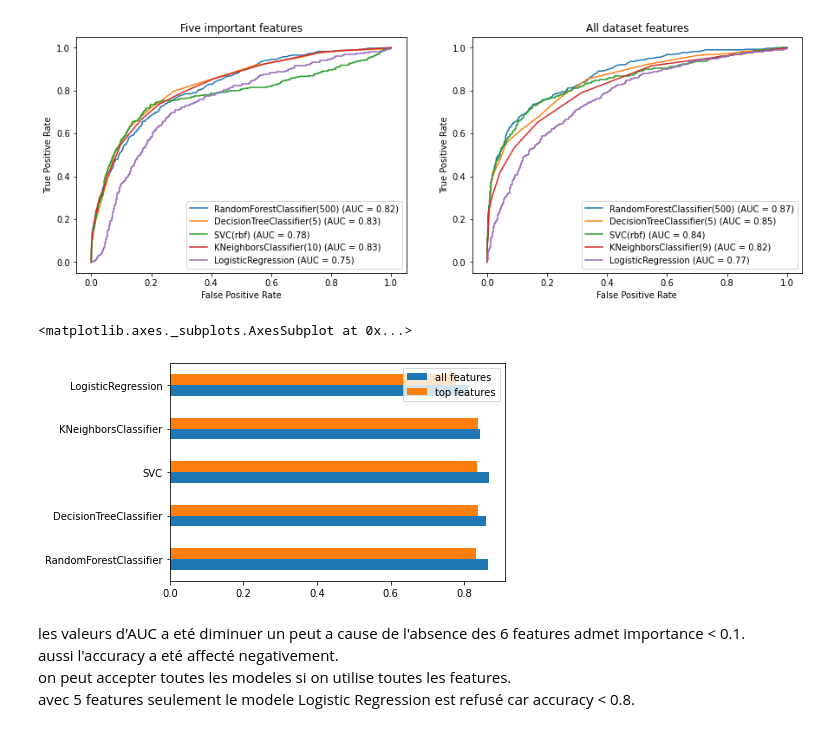
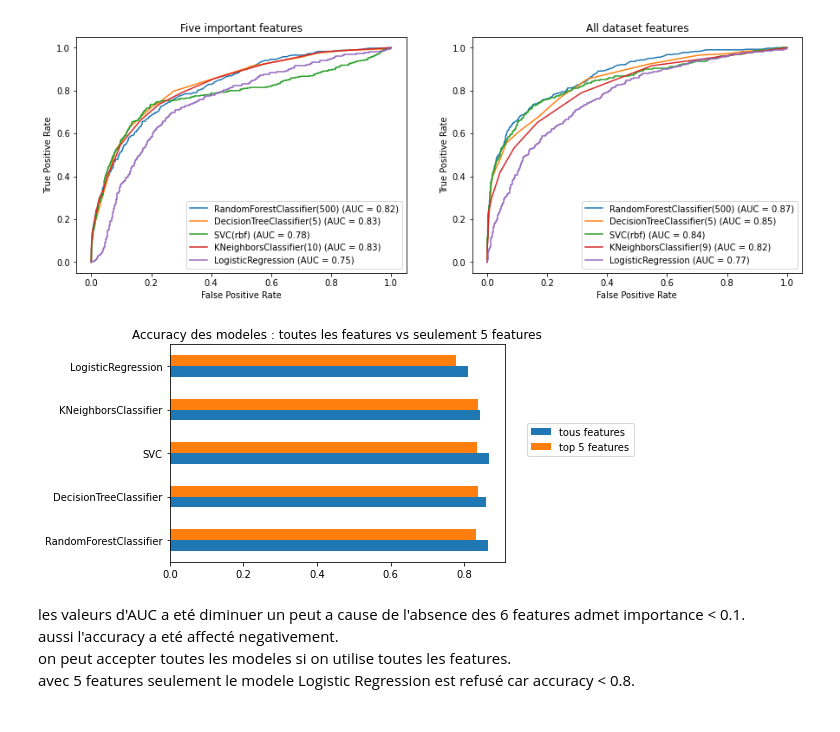
Before and after one commit to aws3ma/machine-learning, a Jupyter notebook: sc3.ipynb, the cells around one changed output. Saved outputs shown, nothing was run; the diff lists cells and outputs as text; code cells hidden in the pictures.

```diff
--- a/sc3.ipynb
+++ b/sc3.ipynb
@@ -800,12 +800,14 @@ accuracy_tab[lr.__class__.__name__]=[accuracy_score(y_test,y_pred_lr),accuracy_s
 from pandas import DataFrame
 accdf = DataFrame().from_dict(accuracy_tab)
 accdf = accdf.transpose()
-accdf.columns = ["all features","top features"]
+accdf.columns = ["tous features","top 5 features"]
-# %%
-accdf.plot.barh()
-# %% [output]
-<matplotlib.axes._subplots.AxesSubplot at 0x...>
-[figure, removed]
+# %%
+ax = accdf.plot(kind='barh')
+ax.set_title("Accuracy des modeles : toutes les features vs seulement 5 features")
+plt.legend(bbox_to_anchor=(1.4,0.66))
+plt.show()
+# %% [output]
+[figure, added]
 # %% [markdown]
 les valeurs d'AUC a eté diminuer un peut a cause de l'absence des 6 features admet importance < 0.1. <br/>
 aussi l'accuracy a eté affecté negativement. <br/>
```
